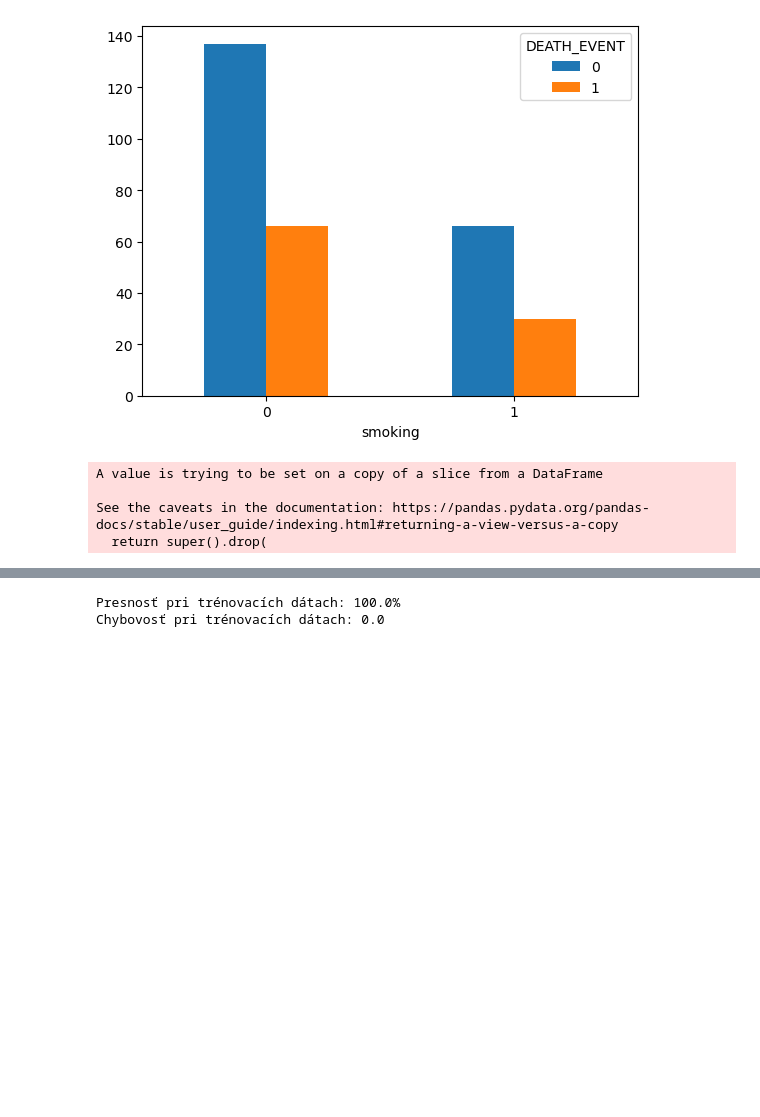
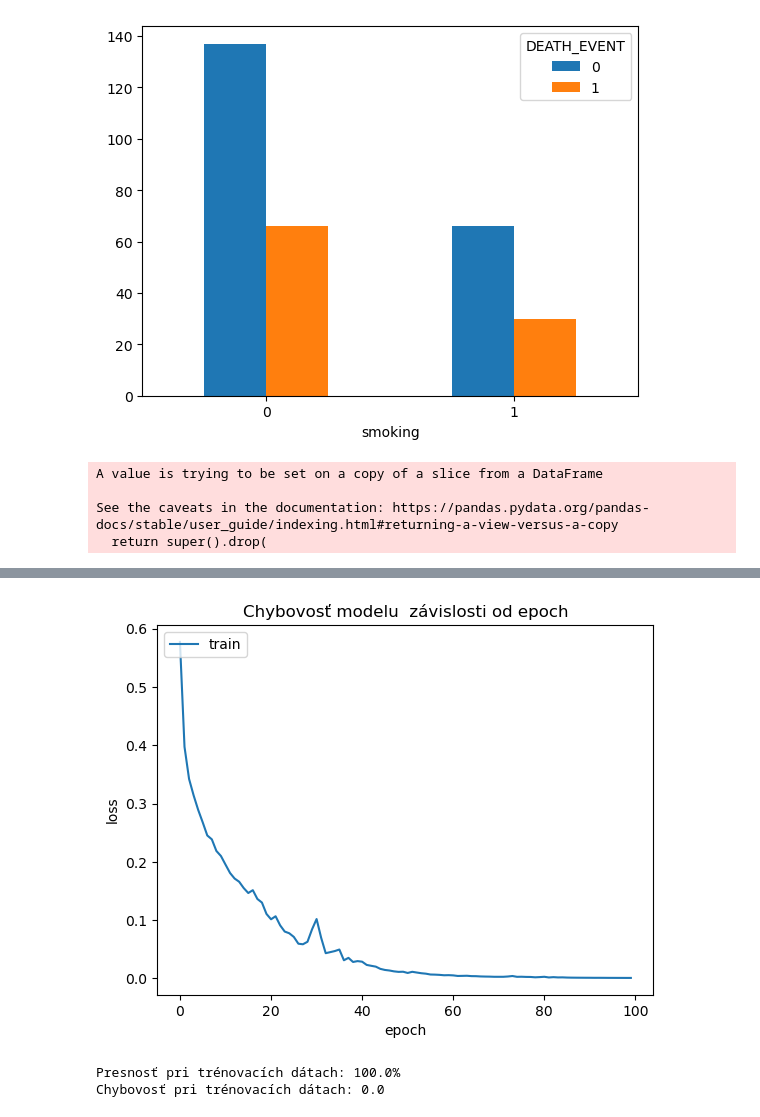
Before and after one commit to mvanko/Vanko_Martin_NS2021, a Jupyter notebook: Vanko_Martin_Predikcia_zlyhania_srdca.ipynb, the cells around one changed output, grey strips where cells are left out. Drawn from its saved outputs; the diff is of its cells as text; code cells hidden in the pictures; blank space fills up the shorter version.

```diff
--- a/Vanko_Martin_Predikcia_zlyhania_srdca.ipynb
+++ b/Vanko_Martin_Predikcia_zlyhania_srdca.ipynb
@@ -515 +581,10 @@ Epoch 100/100
+# %%
+plt.plot(visualize.history['loss'])
+plt.title('Chybovosť modelu  závislosti od epoch')
+plt.ylabel('loss')
+plt.xlabel('epoch')
+plt.legend(['train'], loc='upper left')
+plt.show()
+# %% [output]
+[figure, added]
 # %%
```
Also changed, not shown: parts of 15 cells of this notebook, 1 other file.
